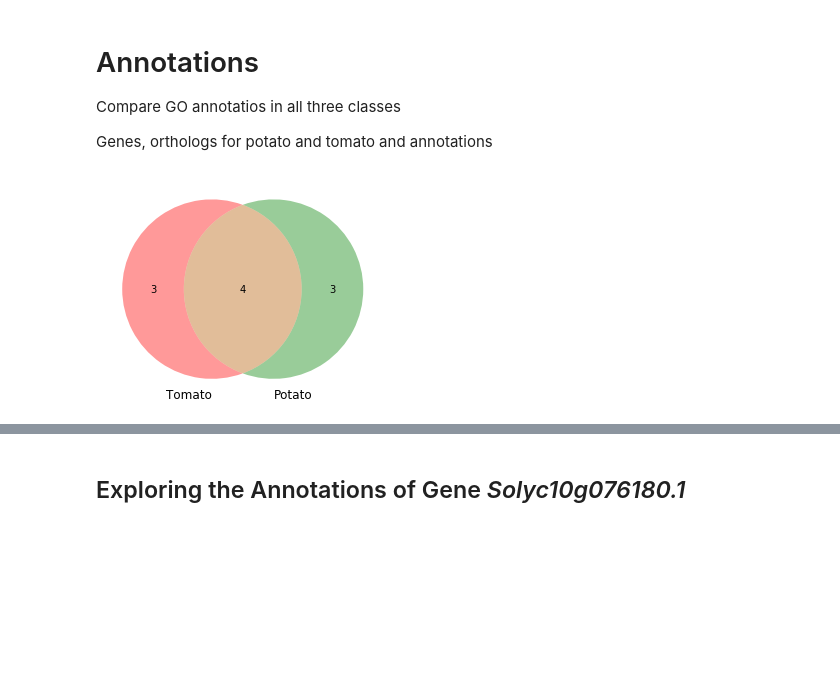
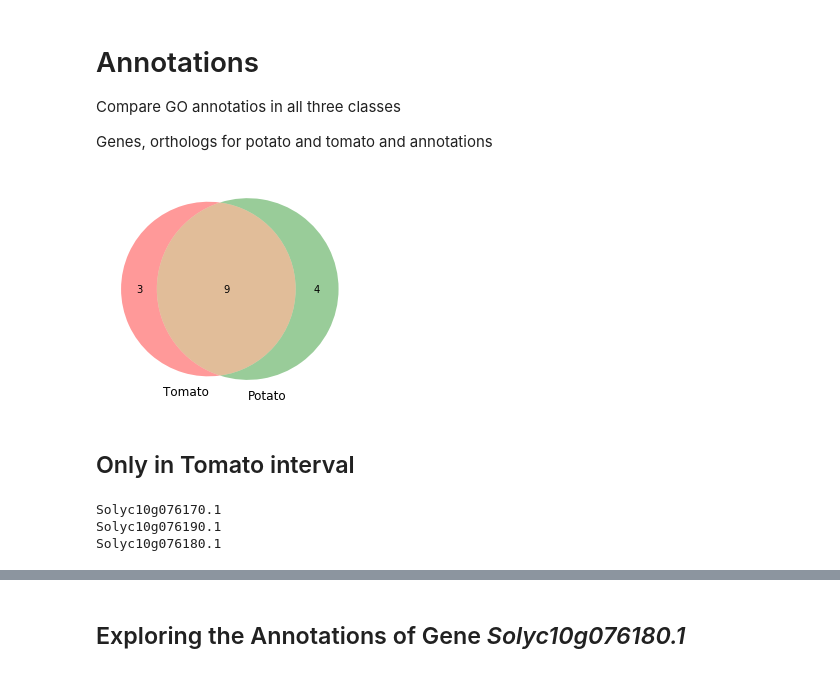
Before and after one commit to candYgene/queries, a Jupyter notebook: jupyter/QTL_fruitshape_orthologs.ipynb, the cells around one changed output, grey strips where cells are left out. Drawn from its saved outputs; the diff is of its cells as text; code cells hidden in the pictures; blank space fills up the shorter version.

```diff
--- a/jupyter/QTL_fruitshape_orthologs.ipynb
+++ b/jupyter/QTL_fruitshape_orthologs.ipynb
@@ -189,12 +195,22 @@ Genes, orthologs for potato and tomato and annotations
 import matplotlib.pyplot as plt
 from matplotlib_venn import venn2
 # %%
-setp1 = genesP["ortholog_gene_id"].dropna().unique()
-setp2 = genesT.index.unique()
-setp3 = setp2 & setp1
-setp1 = list(set(setp1)-set(setp3))
-setp2 = list(set(setp2)-set(setp3))
-venn2(subsets = (len(setp1), len(setp2), len(setp3)), set_labels = ("Tomato", "Potato"))
+setT = genesT.index.unique()
+setP = genesP.index.unique()
+setTP = setT & genesP["ortholog_gene_id"].dropna().unique()
+setPT = setP & genesT["ortholog_gene_id"].dropna().unique()
+setT = list(set(setT)-set(setTP))
+setP = list(set(setP)-set(setPT))
+venn2(subsets = (len(setT), len(setTP), len(setP)), set_labels = ("Tomato", "Potato"))
+#venn2(subsets = (1,2,3), set_labels = ("Tomato", "Potato"))
 plt.show()
 # %% [output]
-[figure, old version]
+[figure, new version]
+# %% [markdown]
+## Only in Tomato interval
+# %%
+print(*setT, sep = "\n")
+# %% [output]
+Solyc10g076170.1
+Solyc10g076190.1
+Solyc10g076180.1
```
Also changed, not shown: parts of 21 cells of this notebook, 2 other files.
